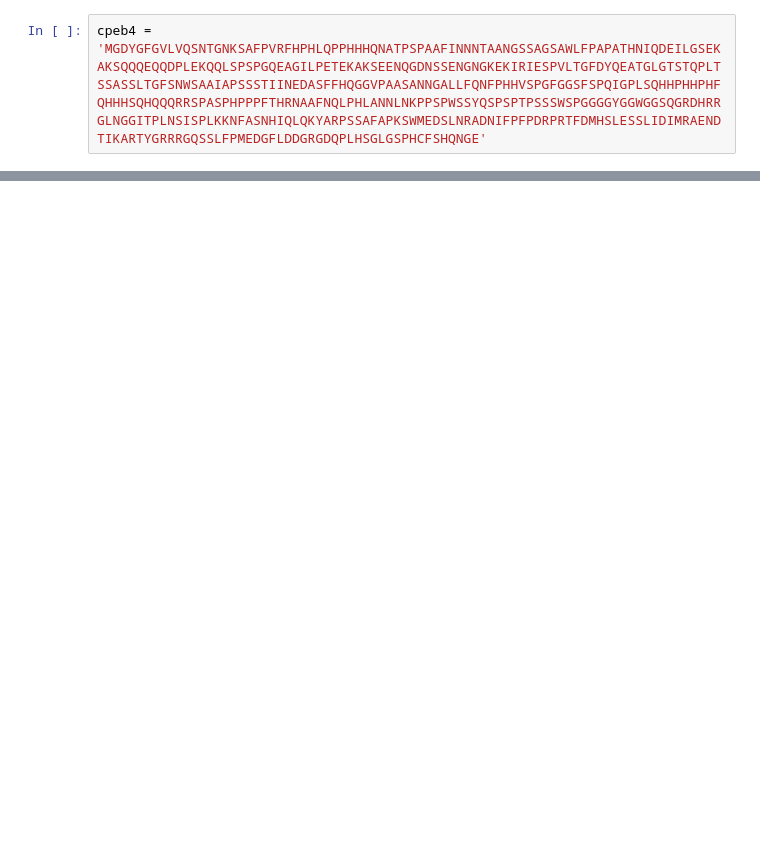
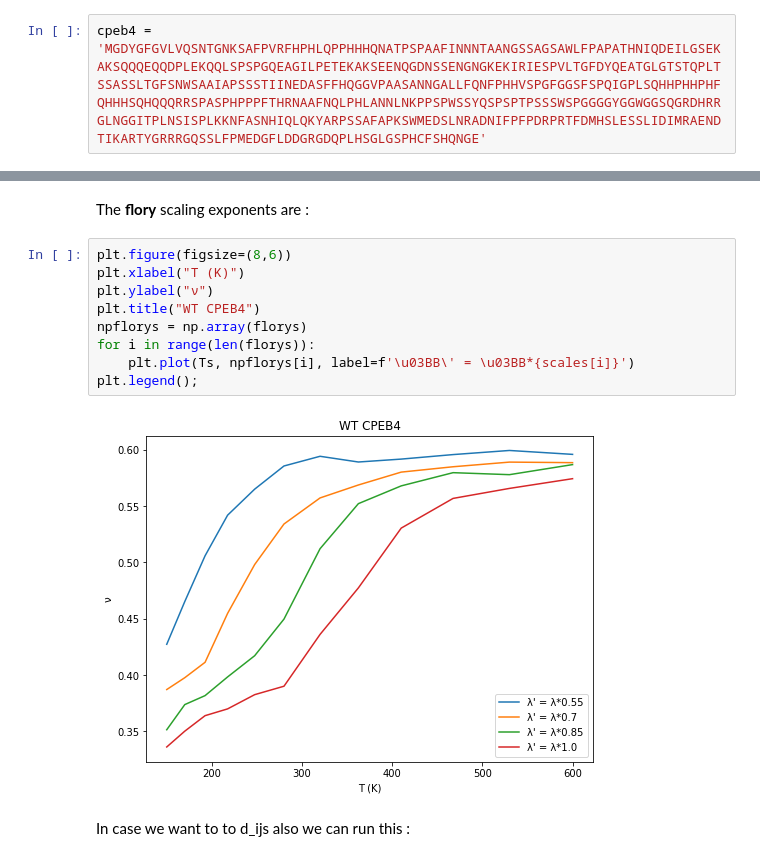
Before and after one commit to avillacrosa/MD, a Jupyter notebook: depured-lammps/notebooks/CPEB4.ipynb, the cells around one changed output, grey strips where cells are left out. Saved outputs shown, nothing was run; the diff lists cells and outputs as text; blank space fills up the shorter version.

```diff
--- a/depured-lammps/notebooks/CPEB4.ipynb
+++ b/depured-lammps/notebooks/CPEB4.ipynb
@@ -19,0 +72,15 @@ cpeb4 = 'MGDYGFGVLVQSNTGNKSAFPVRFHPHLQPPHHHQNATPSPAAFINNNTAANGSSAGSAWLFPAPATHNIQ
+# %% [markdown]
+The **flory** scaling exponents are :
+# %%
+plt.figure(figsize=(8,6))
+plt.xlabel("T (K)")
+plt.ylabel("ν")
+plt.title("WT CPEB4")
+npflorys = np.array(florys)
+for i in range(len(florys)):
+    plt.plot(Ts, npflorys[i], label=f'\u03BB\' = \u03BB*{scales[i]}')
+plt.legend();
+# %% [output]
+[figure, added]
+# %% [markdown]
+In case we want to to d_ijs also we can run this :
```
Also changed, not shown: parts of 27 cells of this notebook, 10 other files.
